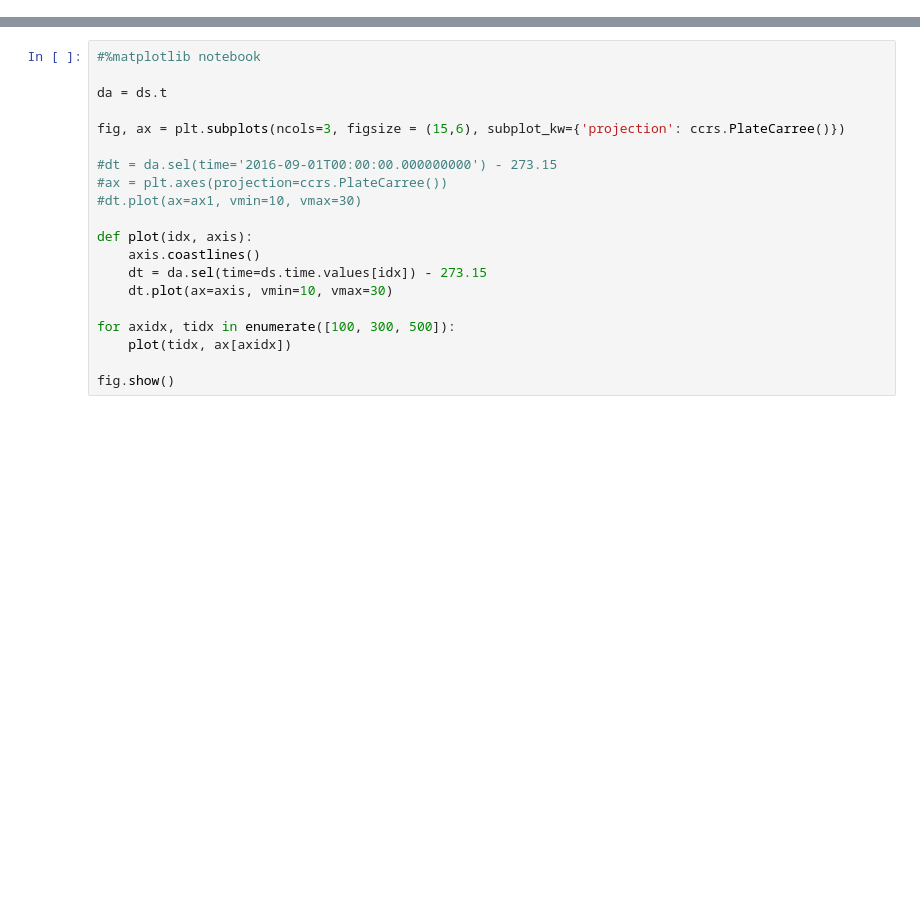
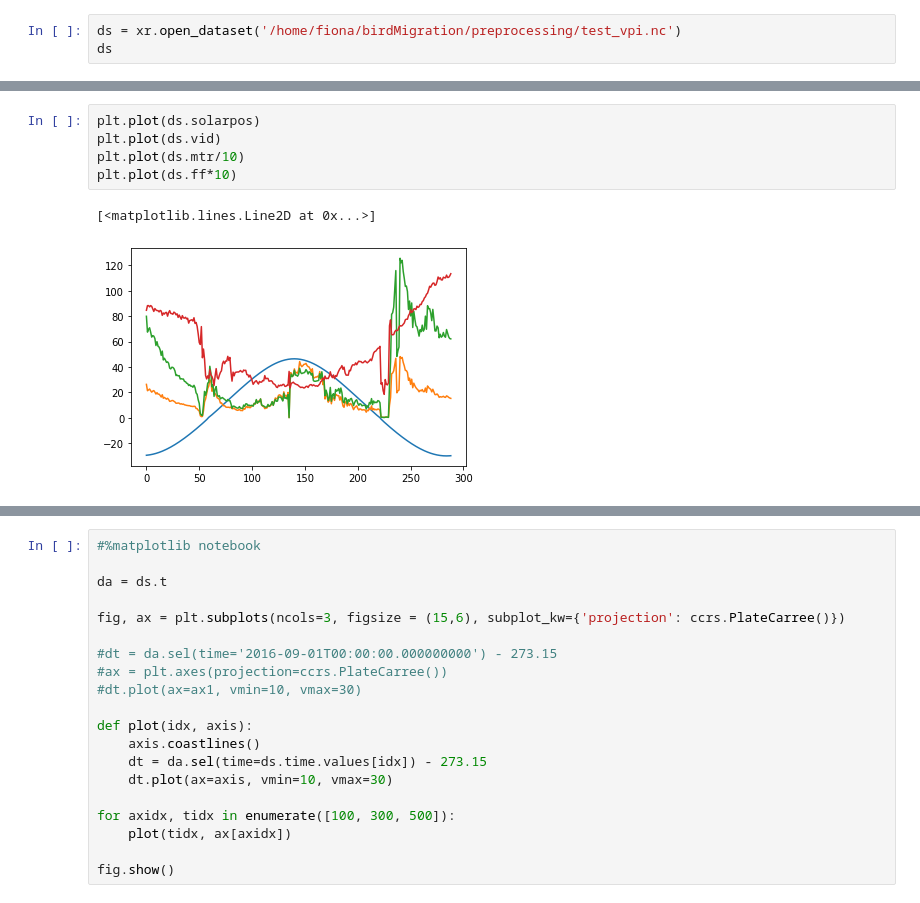
Before and after one commit to FionaLippert/birdMigration, a Jupyter notebook: visualization/h5_exploration.ipynb, the cells around one changed output, grey strips where cells are left out. Saved outputs shown, nothing was run; the diff lists cells and outputs as text; blank space fills up the shorter version.

Commit message:
vpts preprocessing

```diff
--- a/visualization/h5_exploration.ipynb
+++ b/visualization/h5_exploration.ipynb
@@ -13,3 +13,6 @@ import cartopy.crs as ccrs
 import netCDF4
 #import h5py
 import imageio
+# %%
+ds = xr.open_dataset('/home/fiona/birdMigration/preprocessing/test_vpi.nc')
+ds
@@ -16,3 +37,11 @@ import imageio
+# %%
+plt.plot(ds.solarpos)
+plt.plot(ds.vid)
+plt.plot(ds.mtr/10)
+plt.plot(ds.ff*10)
+# %% [output]
+[<matplotlib.lines.Line2D at 0x...>]
+[figure, added]
 # %%
 # first run: export WRADLIB_DATA=/home/fiona
 
```
Also changed, not shown: parts of 12 cells of this notebook, 5 other files.
